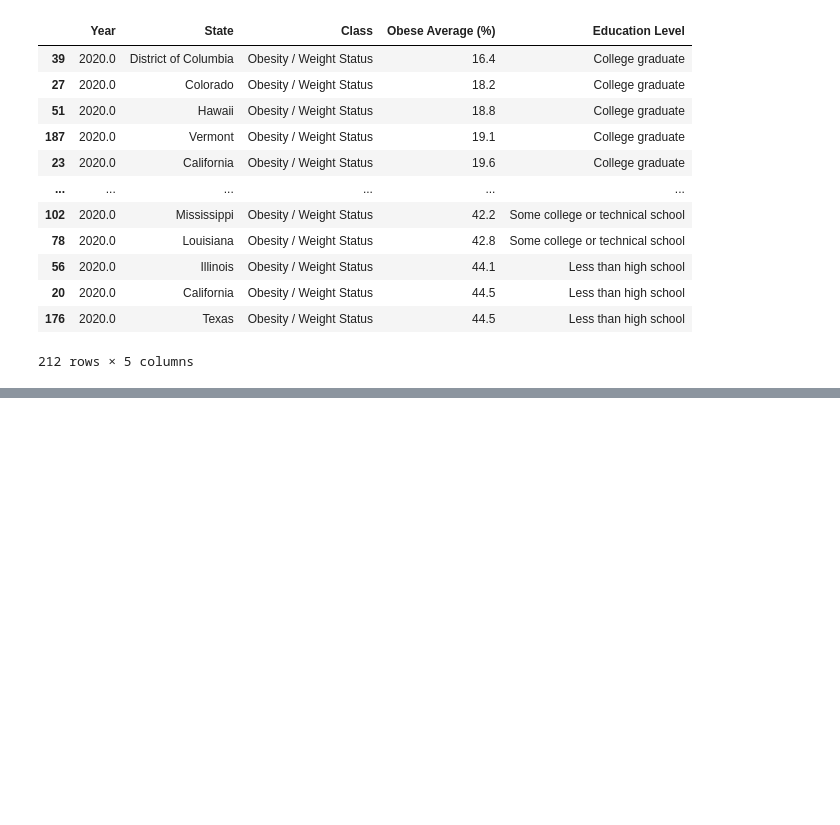
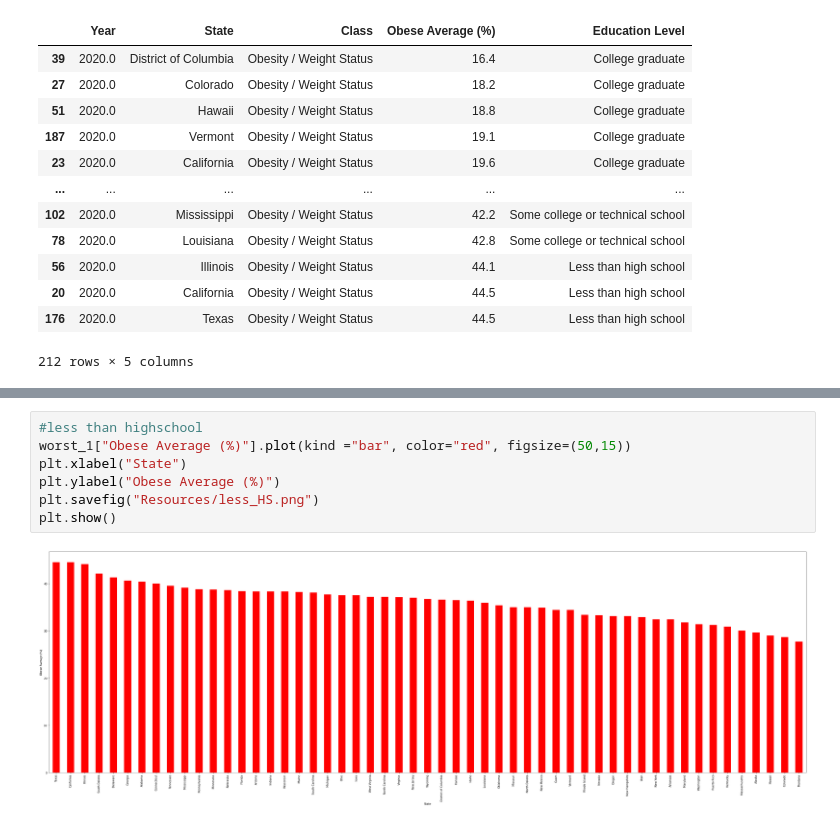
Before and after one commit to latoyawenzinger/Project_1_Healthcare, a Jupyter notebook: education_data.ipynb, the cells around one changed output, grey strips where cells are left out. Cells and saved outputs as stored; diff of their text form; blank space fills up the shorter version.

```diff
--- a/education_data.ipynb
+++ b/education_data.ipynb
@@ -121,0 +202,9 @@ worst
+# %%
+#less than highschool
+worst_1["Obese Average (%)"].plot(kind ="bar", color="red", figsize=(50,15))
+plt.xlabel("State")
+plt.ylabel("Obese Average (%)")
+plt.savefig("Resources/less_HS.png")
+plt.show()
+# %% [output]
+[figure, added]
```
Also changed, not shown: parts of 9 cells of this notebook, 4 other files.
